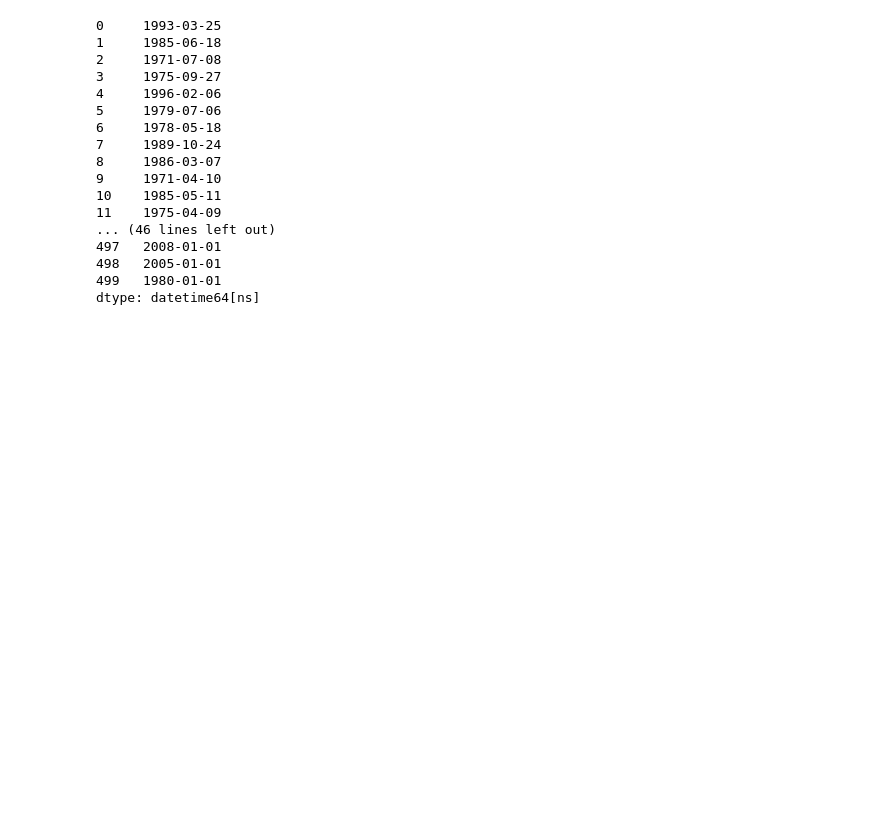
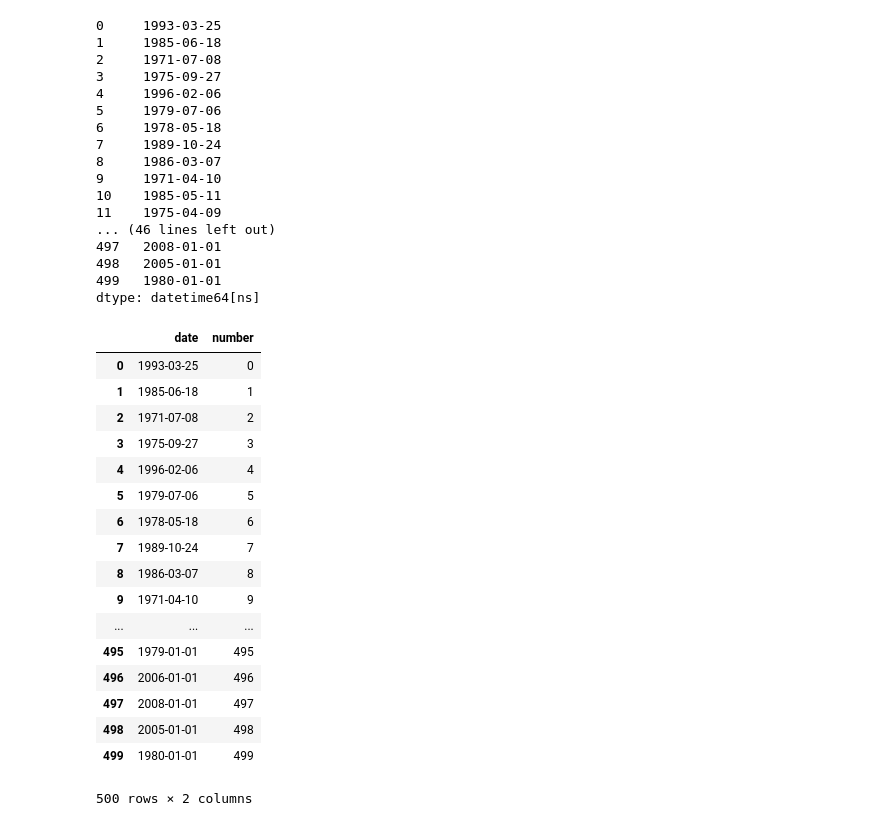
Before and after one commit to caboe2012/UM_TextMining_1, a Jupyter notebook: Assignment_1_recent.ipynb, the cells around one changed output. Cells and saved outputs as stored; diff of their text form; code cells hidden in the pictures; blank space fills up the shorter version.

```diff
--- a/Assignment_1_recent.ipynb
+++ b/Assignment_1_recent.ipynb
@@ -907,0 +908,22 @@ dateutil.parser.parse?
+# %%
+a1 = pd.DataFrame({'date':clean_df,'number':count})
+a1
+# %% [output]
+|  | date | number |
+| 0 | 1993-03-25 | 0 |
+| 1 | 1985-06-18 | 1 |
+| 2 | 1971-07-08 | 2 |
+| 3 | 1975-09-27 | 3 |
+| 4 | 1996-02-06 | 4 |
+| 5 | 1979-07-06 | 5 |
+| 6 | 1978-05-18 | 6 |
+| 7 | 1989-10-24 | 7 |
+| 8 | 1986-03-07 | 8 |
+| 9 | 1971-04-10 | 9 |
+| ... | ... | ... |
+| 495 | 1979-01-01 | 495 |
+| 496 | 2006-01-01 | 496 |
+| 497 | 2008-01-01 | 497 |
+| 498 | 2005-01-01 | 498 |
+| 499 | 1980-01-01 | 499 |
+500 rows × 2 columns
```
Also changed, not shown: parts of 9 cells of this notebook.
